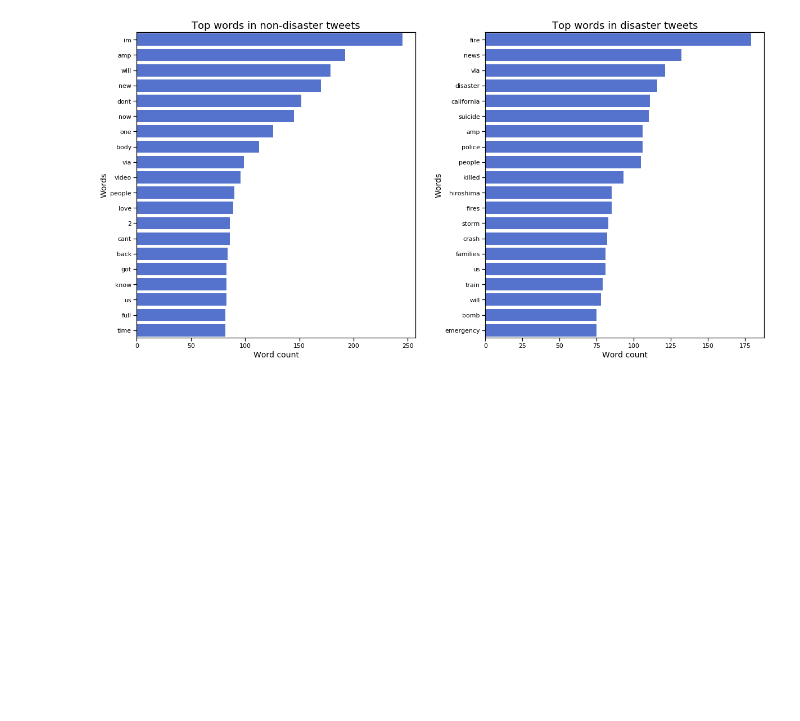
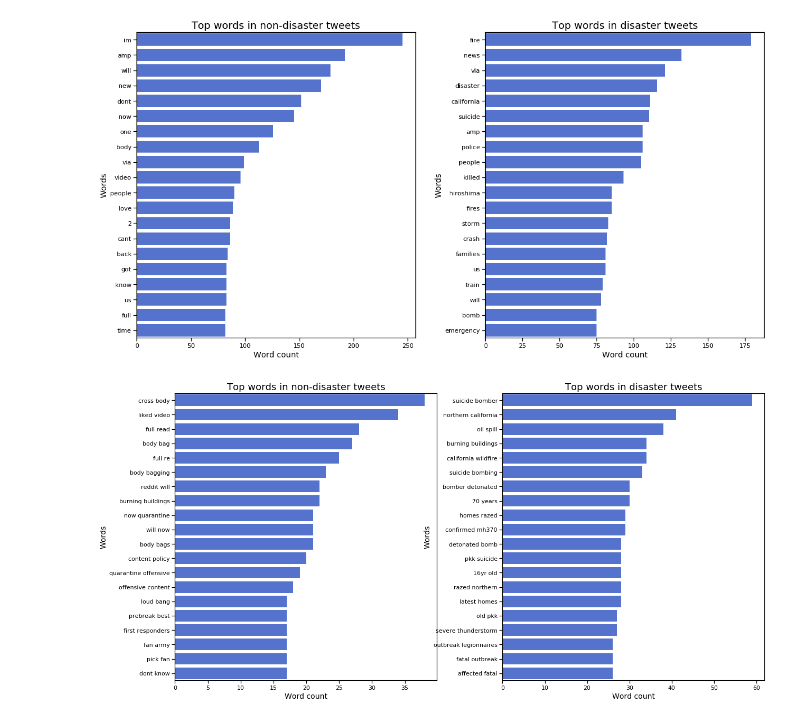
Before and after one commit to mandavatk/AnalyticsFinalProject, a Jupyter notebook: Team2_NLP_Disaster_Tweets.ipynb, the cells around one changed output. Saved outputs shown, nothing was run; the diff lists cells and outputs as text; code cells hidden in the pictures; blank space fills up the shorter version.

```diff
--- a/Team2_NLP_Disaster_Tweets.ipynb
+++ b/Team2_NLP_Disaster_Tweets.ipynb
@@ -189,3 +189,11 @@ insincere_1gram = generate_ngrams(train_data[train_data["target"]==1], 'text', 1
 comparison_plot(sincere_1gram,insincere_1gram,'word','wordcount', 0.25)
 # %% [output]
 [figure]
+# %%
+#Obtain sincere and insincere ngram based on 2 gram (top 20)
+sincere_2gram = generate_ngrams(train_data[train_data["target"]==0], 'text', 2, 20)
+insincere_2gram = generate_ngrams(train_data[train_data["target"]==1], 'text', 2, 20)
+#compare the bar plots
+comparison_plot(sincere_2gram,insincere_2gram,'word','wordcount', 0.25)
+# %% [output]
+[figure, added]
```
Also changed, not shown: parts of 1 cell of this notebook.
